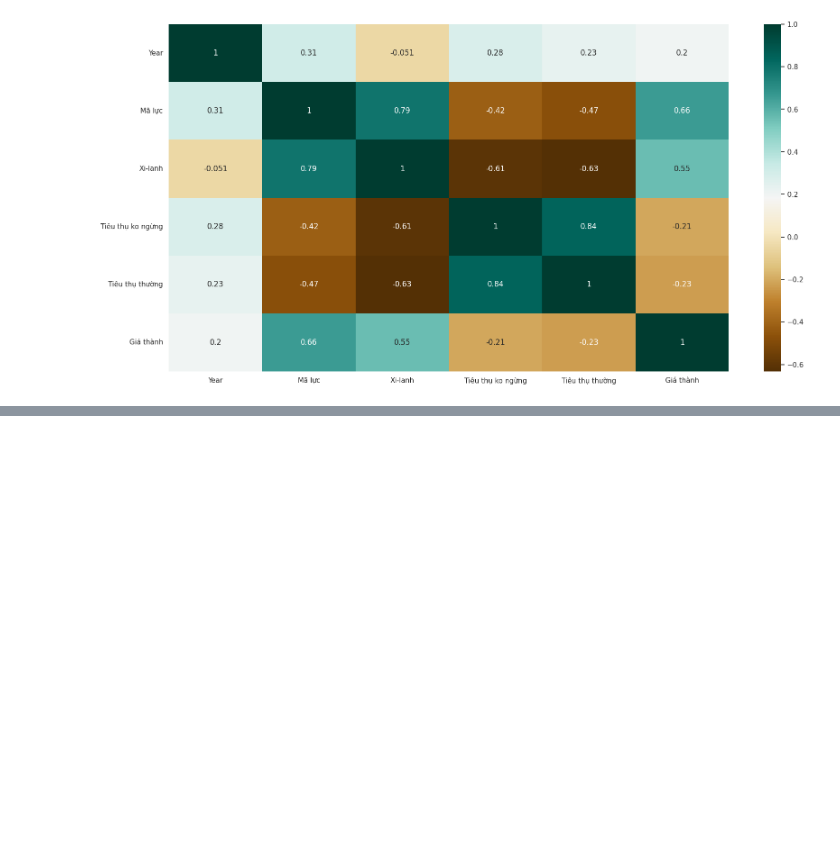
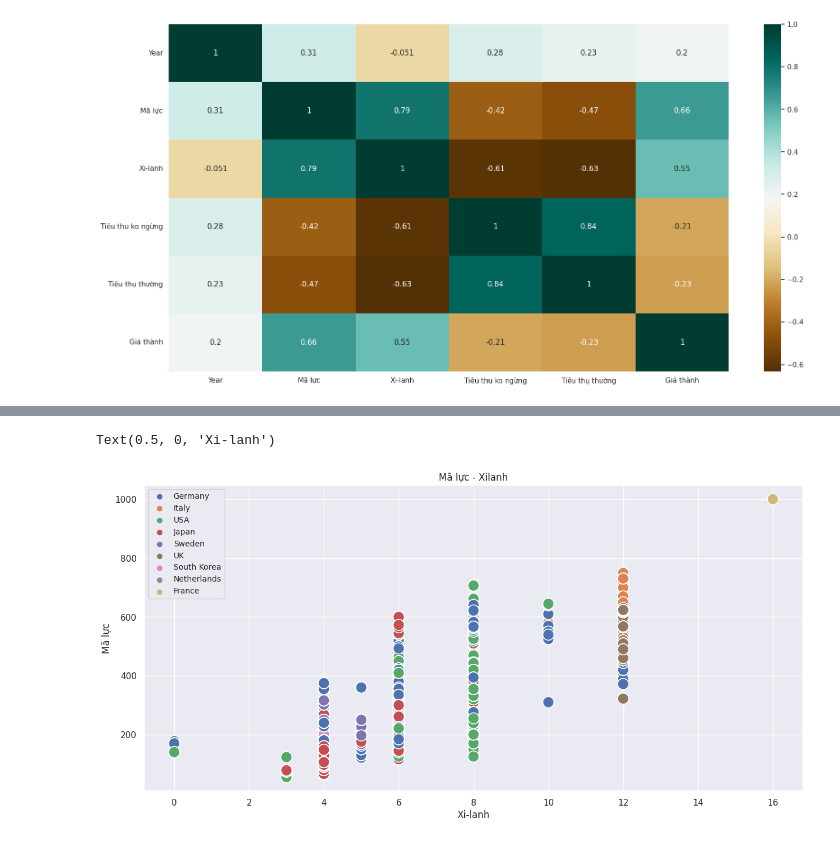
Before and after one commit to LeDongAnhKiet/House_Pricing_Prediction, a Jupyter notebook: Basic.ipynb, the cells around one changed output, grey strips where cells are left out. Saved outputs shown, nothing was run; the diff lists cells and outputs as text; code cells hidden in the pictures; blank space fills up the shorter version.

```diff
--- a/Basic.ipynb
+++ b/Basic.ipynb
@@ -171,0 +271,10 @@ sns.heatmap(c, cmap='BrBG', annot=True) # Biểu đồ thể hiện độ tươn
+# %%
+plt.rcParams['figure.figsize'] = (15, 7)
+plt.title('Mã lực - Xilanh')
+sns.scatterplot(x=df.Cylinder, y=df.HP, hue=df.Country, s=200)
+plt.legend(loc='upper left', fontsize='10')
+plt.ylabel('Mã lực')
+plt.xlabel('Xi-lanh')
+# %% [output]
+Text(0.5, 0, 'Xi-lanh')
+[figure, added]
```
Also changed, not shown: parts of 7 cells of this notebook.
